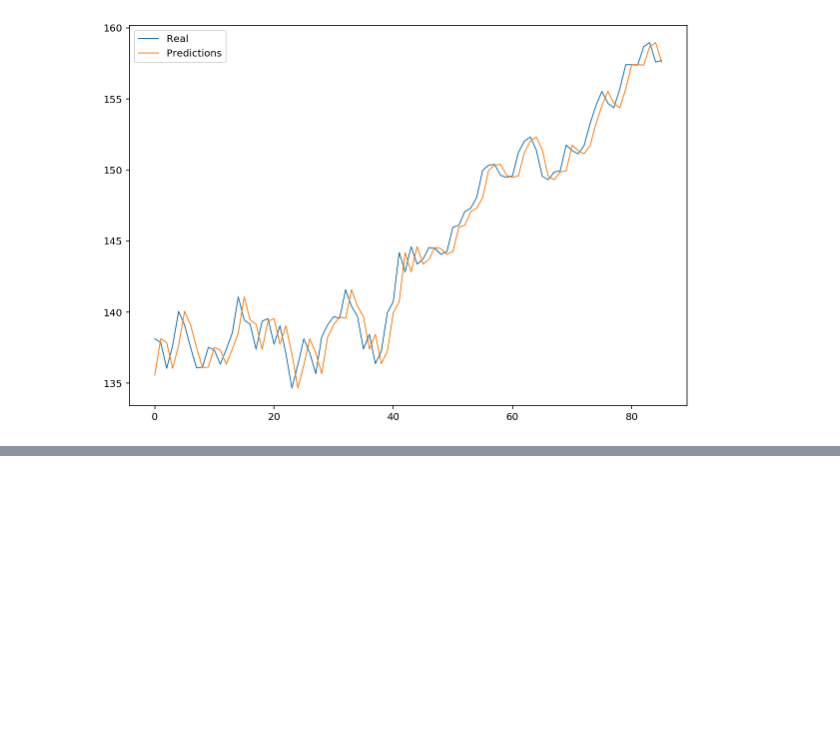
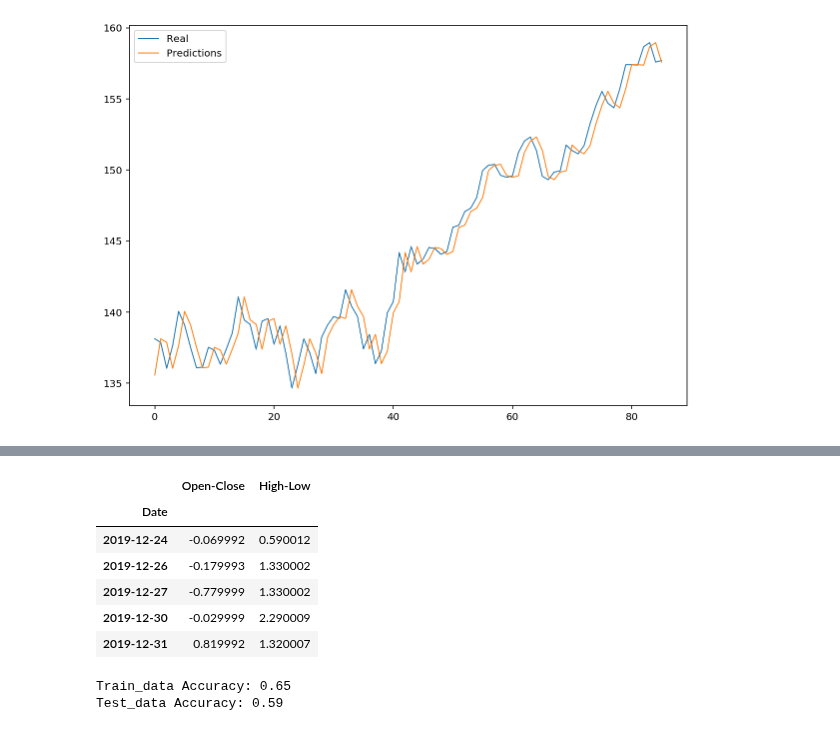
Before and after one commit to MrThomasLowe/honoursrepo, a Jupyter notebook: Master Version.ipynb, the cells around one changed output, grey strips where cells are left out. Saved outputs shown, nothing was run; the diff lists cells and outputs as text; code cells hidden in the pictures; blank space fills up the shorter version.

```diff
--- a/Master Version.ipynb
+++ b/Master Version.ipynb
@@ -343,0 +331,14 @@ AttributeError: type object 'YahooFinancials' has no attribute 'download'
+# %%
+knn_df['Open-Close'] = (knn_df['Close'].shift(1))-knn_df['Open']
+knn_df['High-Low'] = knn_df['High']-knn_df['Low']
+knn_df = knn_df.dropna()
+X = knn_df[['Open-Close','High-Low']]
+X.tail()
+# %% [output]
+|  | Open-Close | High-Low |
+| Date |  |  |
+| 2019-12-24 | -0.069992 | 0.590012 |
+| 2019-12-26 | -0.179993 | 1.330002 |
+| 2019-12-27 | -0.779999 | 1.330002 |
+| 2019-12-30 | -0.029999 | 2.290009 |
+| 2019-12-31 | 0.819992 | 1.320007 |
@@ -343,0 +356,13 @@ AttributeError: type object 'YahooFinancials' has no attribute 'download'
+# %%
+knn = KNeighborsClassifier(n_neighbors=15)
+
+knn.fit(X_train, Y_train)
+
+accuracy_train = accuracy_score(Y_train,knn.predict(X_train))
+accuracy_test = accuracy_score(Y_test, knn.predict(X_test))
+
+print('Train_data Accuracy: %.2f' %accuracy_train)
+print('Test_data Accuracy: %.2f' %accuracy_test)
+# %% [output]
+Train_data Accuracy: 0.65
+Test_data Accuracy: 0.59
```
Also changed, not shown: parts of 5 cells of this notebook.
